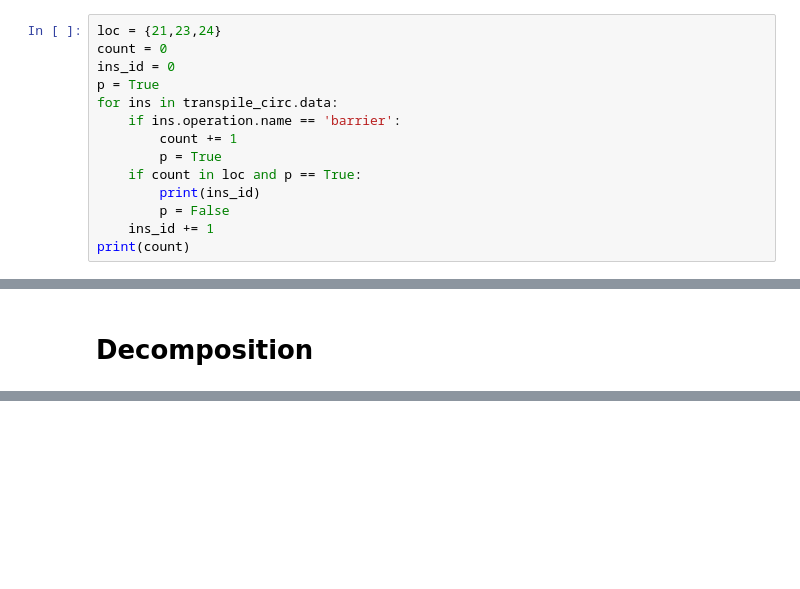
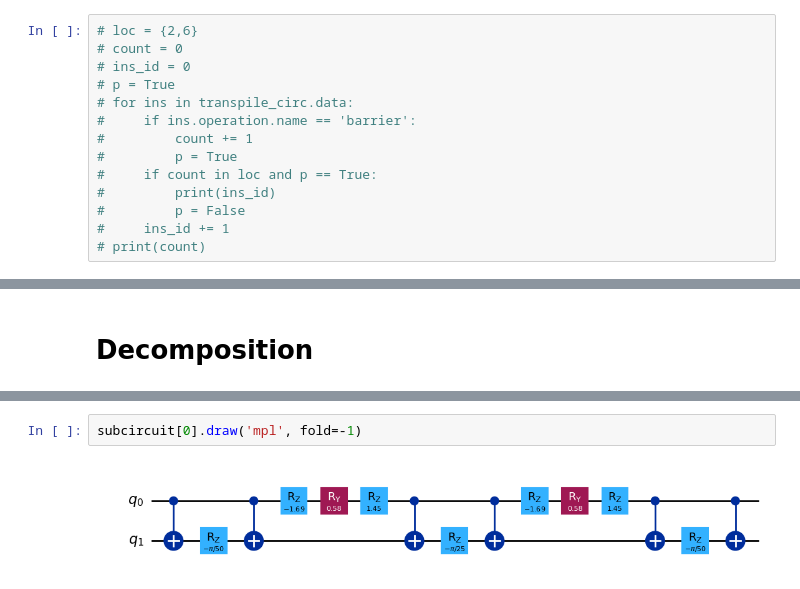
Before and after one commit to AprilSweettooth/Tailored-FT-CircuitCut, a Jupyter notebook: gate_estimation/manual_cut_bell.ipynb, the cells around one changed output, grey strips where cells are left out. Saved outputs shown, nothing was run; the diff lists cells and outputs as text; blank space fills up the shorter version.

```diff
--- a/gate_estimation/manual_cut_bell.ipynb
+++ b/gate_estimation/manual_cut_bell.ipynb
@@ -115,14 +123,14 @@ transpile_circ.draw('mpl', fold=-1)
 # %%
-loc = {21,23,24}
-count = 0
-ins_id = 0
-p = True
-for ins in transpile_circ.data:
-    if ins.operation.name == 'barrier':
-        count += 1
-        p = True
-    if count in loc and p == True:
-        print(ins_id)
-        p = False
-    ins_id += 1
-print(count)
+# loc = {2,6}
+# count = 0
+# ins_id = 0
+# p = True
+# for ins in transpile_circ.data:
+#     if ins.operation.name == 'barrier':
+#         count += 1
+#         p = True
+#     if count in loc and p == True:
+#         print(ins_id)
+#         p = False
+#     ins_id += 1
+# print(count)
@@ -333,0 +268,4 @@ Gate Cut at circuit instruction index 28
+# %%
+subcircuit[0].draw('mpl', fold=-1)
+# %% [output]
+[figure, added]
```
Also changed, not shown: parts of 36 cells of this notebook, 19 other files.
